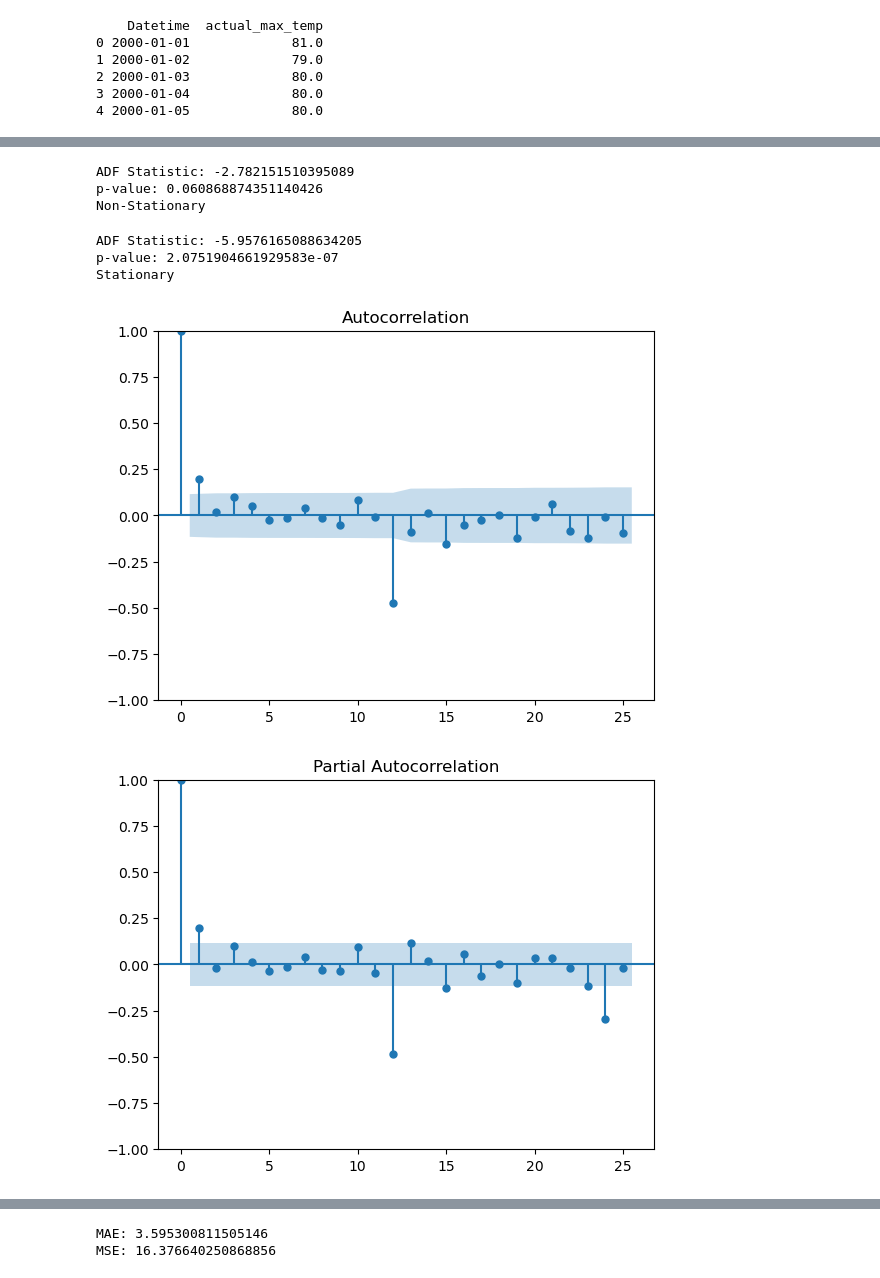
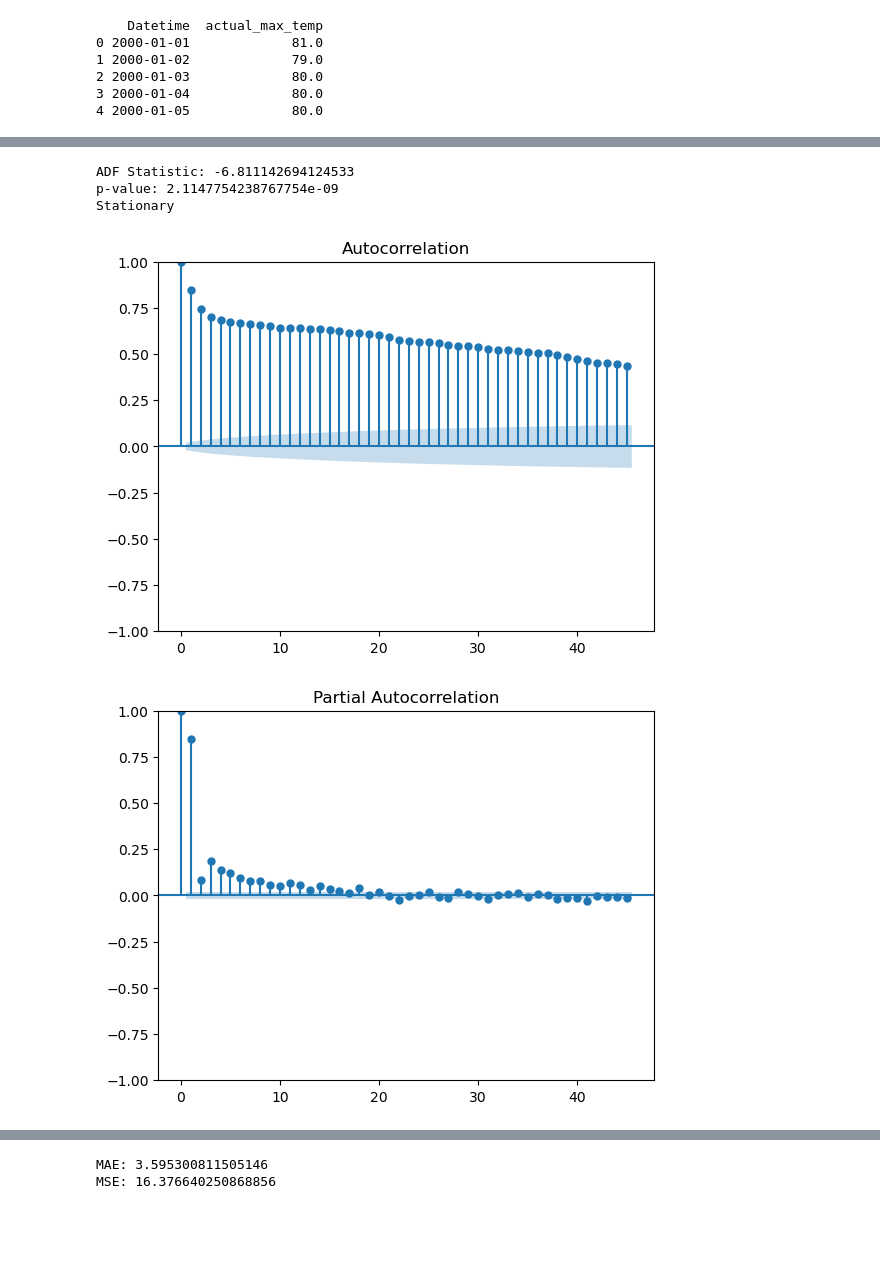
Before and after one commit to comp484-IntroToAI/semester-project-bram-long, a Jupyter notebook: Sarima-notebook.ipynb, the cells around one changed output, grey strips where cells are left out. Cells and saved outputs as stored; diff of their text form; code cells hidden in the pictures; blank space fills up the shorter version.

```diff
--- a/Sarima-notebook.ipynb
+++ b/Sarima-notebook.ipynb
@@ -19,7 +19,3 @@ print(weather_df.head())
 2 2000-01-03             80.0
 3 2000-01-04             80.0
 4 2000-01-05             80.0
-# %%
-df1 = weather_df.set_index('Datetime')
-monthly_maxtemp = df1.resample('M').mean()
-monthly_maxtemp.head()
@@ -34,2 +22,4 @@ monthly_maxtemp.head()
+# %%
+daily_maxtemp = weather_df.set_index('Datetime')
 # %%
 plt.figure(figsize=(12, 6))
@@ -50,16 +40,8 @@ def check_stationarity(timeseries):
     print('Stationary' if p_value < 0.05 else 'Non-Stationary')
 
 
-check_stationarity(monthly_maxtemp['actual_max_temp'])
+check_stationarity(daily_maxtemp['actual_max_temp'])
 # %% [output]
-ADF Statistic: -2.782151510395089
-p-value: 0.060868874351140426
-Non-Stationary
+ADF Statistic: -6.811142694124533
+p-value: 2.1147754238767754e-09
+Stationary
-# %%
-monthly_maxtemp['seasonal_diff'] = monthly_maxtemp['actual_max_temp'].diff(12)  # Assuming monthly data
-# Check stationarity again
-check_stationarity(monthly_maxtemp['seasonal_diff'].dropna())
-# %% [output]
-ADF Statistic: -5.9576165088634205
-p-value: 2.0751904661929583e-07
-Stationary
@@ -68,10 +48,10 @@ monthly_temp_diff = monthly_maxtemp['seasonal_diff'].dropna()
 # %%
 # Plot ACF and PACF
-plot_acf(monthly_temp_diff)
-plot_pacf(monthly_temp_diff)
+plot_acf(daily_maxtemp, lags=45)
+plot_pacf(daily_maxtemp, lags=45)
 plt.show()
 # %% [output]
-[figure, old version]
+[figure, new version]
-[figure, old version]
+[figure, new version]
 # %%
 # Define SARIMA parameters
```
Also changed, not shown: parts of 6 cells of this notebook.
